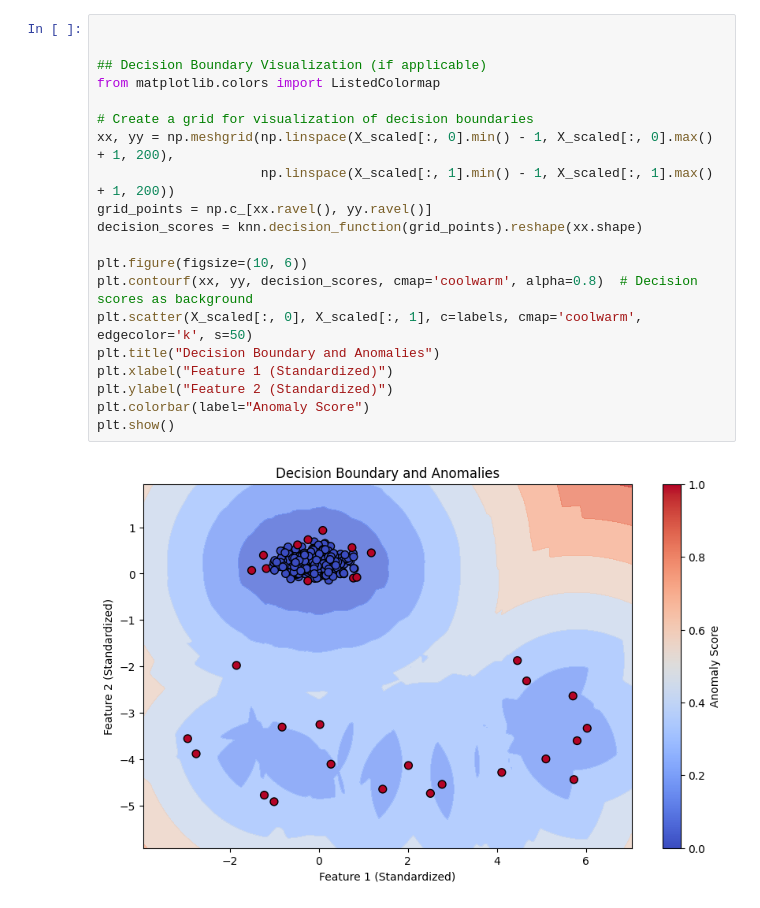
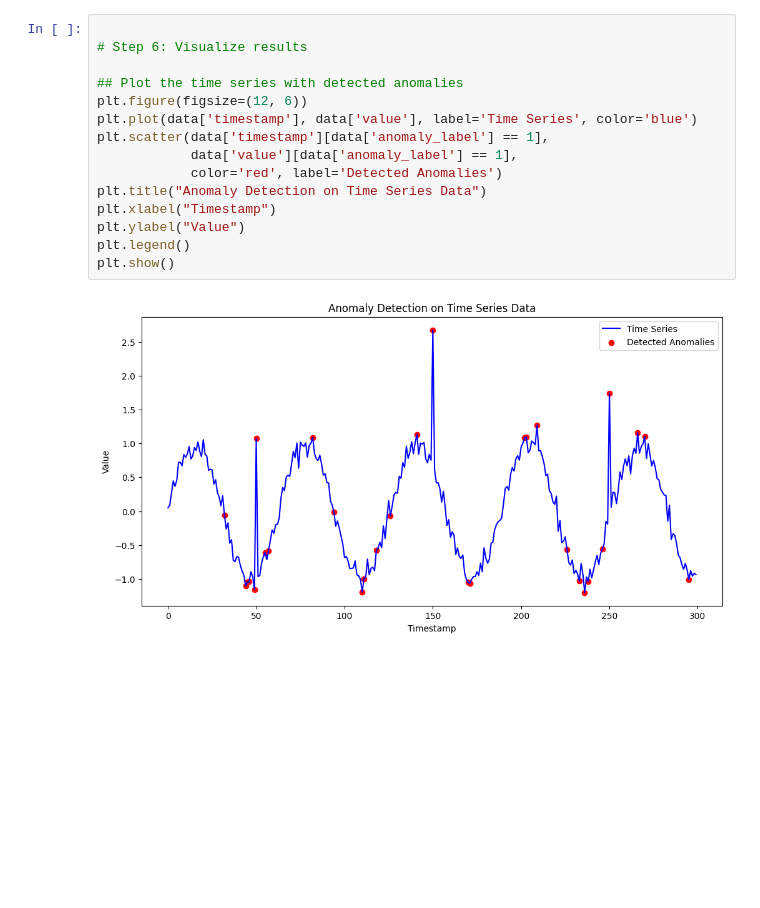
Before and after one commit to vmjs1234/CLUSTERING_ASSIGNMENT, a Jupyter notebook: e_)_Anomaly.ipynb, the cells around one changed output. Cells and saved outputs as stored; diff of their text form; blank space fills up the shorter version.

```diff
--- a/e_)_Anomaly.ipynb
+++ b/e_)_Anomaly.ipynb
@@ -71,22 +77,17 @@ plt.show()
-# %%
-
-
-## Decision Boundary Visualization (if applicable)
-from matplotlib.colors import ListedColormap
-
-# Create a grid for visualization of decision boundaries
-xx, yy = np.meshgrid(np.linspace(X_scaled[:, 0].min() - 1, X_scaled[:, 0].max() + 1, 200),
-                     np.linspace(X_scaled[:, 1].min() - 1, X_scaled[:, 1].max() + 1, 200))
-grid_points = np.c_[xx.ravel(), yy.ravel()]
-decision_scores = knn.decision_function(grid_points).reshape(xx.shape)
-
-plt.figure(figsize=(10, 6))
-plt.contourf(xx, yy, decision_scores, cmap='coolwarm', alpha=0.8)  # Decision scores as background
-plt.scatter(X_scaled[:, 0], X_scaled[:, 1], c=labels, cmap='coolwarm', edgecolor='k', s=50)
-plt.title("Decision Boundary and Anomalies")
-plt.xlabel("Feature 1 (Standardized)")
-plt.ylabel("Feature 2 (Standardized)")
-plt.colorbar(label="Anomaly Score")
-plt.show()
-# %% [output]
-[figure, removed]
+# %%
+
+# Step 6: Visualize results
+
+## Plot the time series with detected anomalies
+plt.figure(figsize=(12, 6))
+plt.plot(data['timestamp'], data['value'], label='Time Series', color='blue')
+plt.scatter(data['timestamp'][data['anomaly_label'] == 1],
+            data['value'][data['anomaly_label'] == 1],
+            color='red', label='Detected Anomalies')
+plt.title("Anomaly Detection on Time Series Data")
+plt.xlabel("Timestamp")
+plt.ylabel("Value")
+plt.legend()
+plt.show()
+# %% [output]
+[figure, added]
```
Also changed, not shown: parts of 11 cells of this notebook.
